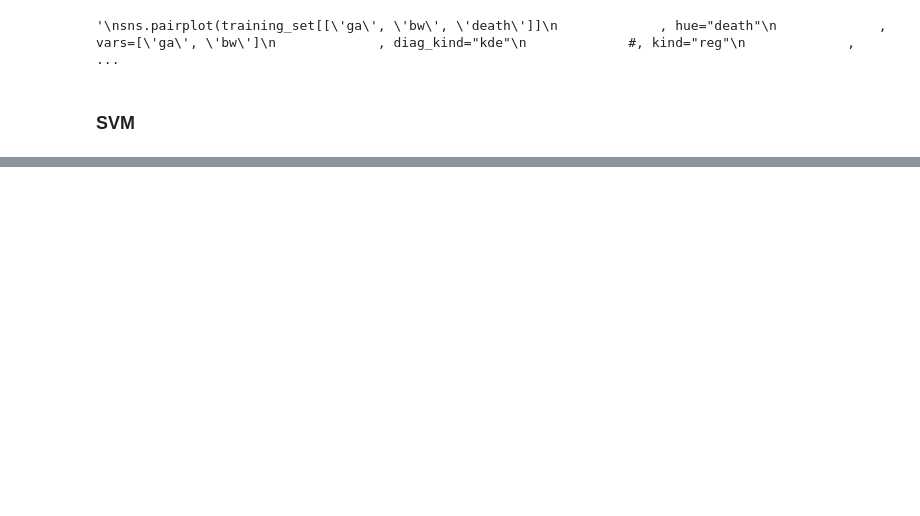
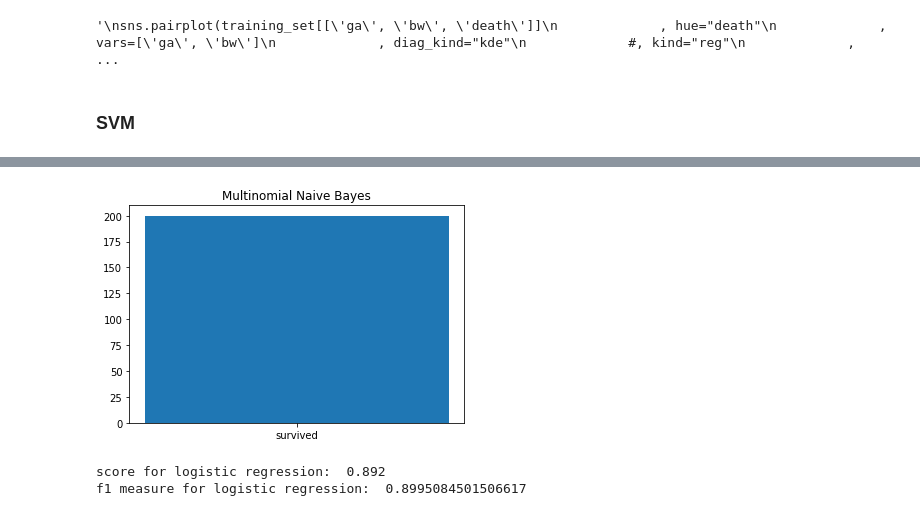
Before and after one commit to MaximilianProll/statgen, a Jupyter notebook: notebook.ipynb, the cells around one changed output, grey strips where cells are left out. Saved outputs shown, nothing was run; the diff lists cells and outputs as text; code cells hidden in the pictures; blank space fills up the shorter version.

```diff
--- a/notebook.ipynb
+++ b/notebook.ipynb
@@ -65,0 +144,18 @@ plt.show()
+# %%
+classes, distribution = np.unique(p, return_counts=True)
+plt.bar(classes, distribution)
+plt.title('Multinomial Naive Bayes')
+plt.xticks(classes, ["survived", "died"])
+plt.show()
+# %% [output]
+[figure, added]
+# %%
+GNB = GaussianNB()
+GNB.fit(training_data_minmax, training_labels)
+print('score for logistic regression: ', GNB.score(training_data_minmax, training_labels))
+print('f1 measure for logistic regression: ', f1_score(training_labels, GNB.predict(training_data_minmax),
+                                                  average='weighted'))
+p = GNB.predict(test_data_minmax)
+# %% [output]
+score for logistic regression:  0.892
+f1 measure for logistic regression:  0.8995084501506617
```
Also changed, not shown: parts of 16 cells of this notebook.
